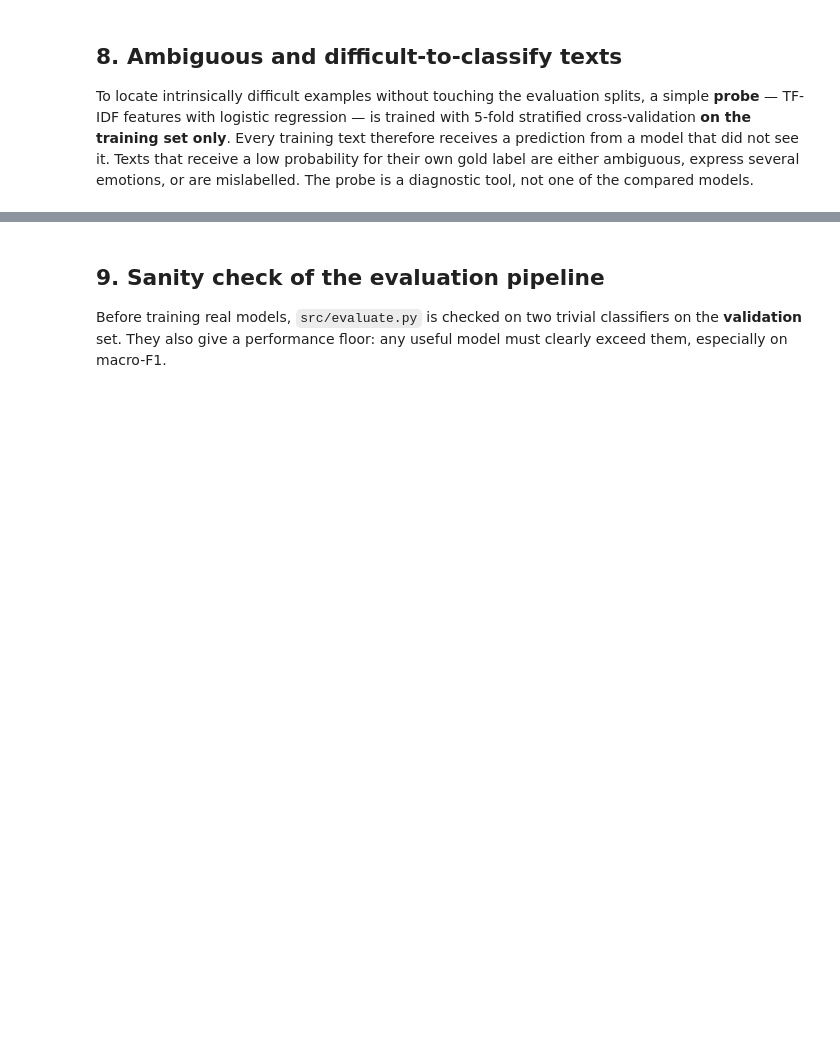
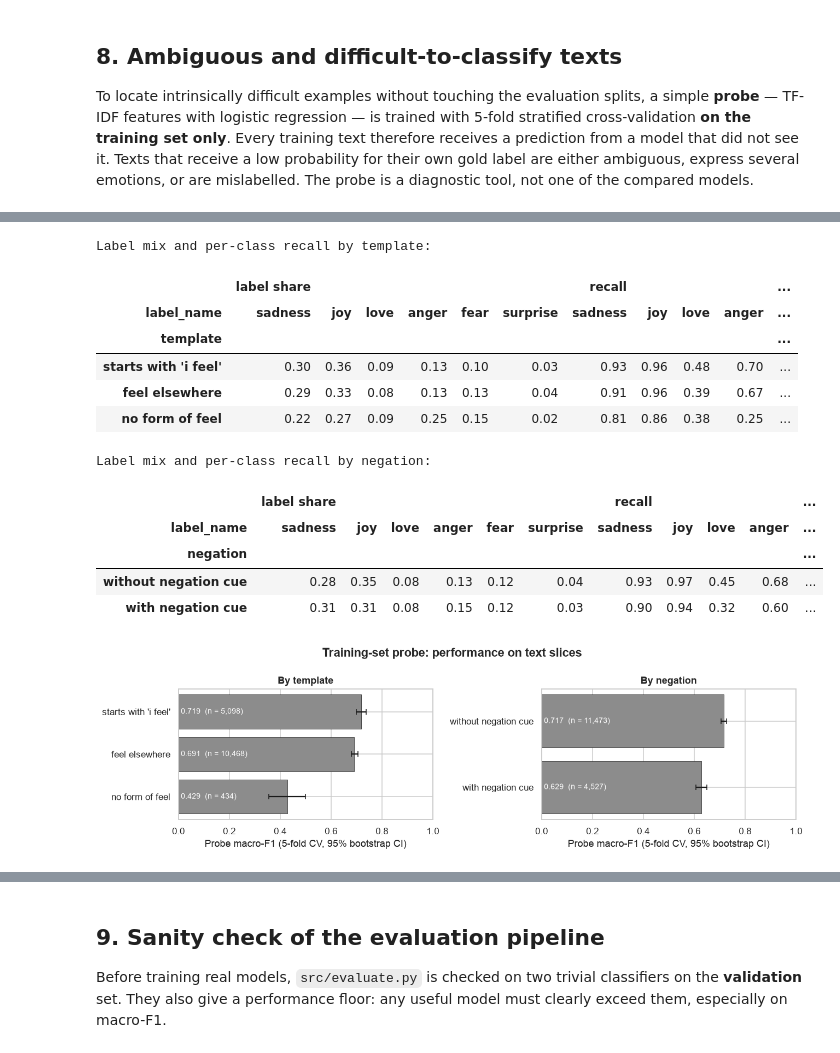
Before and after one commit to Cecile1015/emotion-mirror-cbs4702, a Jupyter notebook: notebooks/01_eda.ipynb, the cells around one changed output, grey strips where cells are left out. Saved outputs shown, nothing was run; the diff lists cells and outputs as text; code cells hidden in the pictures; blank space fills up the shorter version.

```diff
--- a/notebooks/01_eda.ipynb
+++ b/notebooks/01_eda.ipynb
@@ -253,7 +370,5 @@ The CARER corpus was collected from social-media posts using emotion-related que
 # %%
 FEEL_RE = re.compile(r"\b(?:feel|feels|feeling|felt)\b")
-INTENSIFIERS = r"(?:so|very|really|quite|a|bit|little|pretty|rather|too|more|less|kind|of|like|that|extremely|incredibly|super|somewhat|slightly|totally|completely|just|still|even|all|not)"
-AFTER_FEEL_RE = re.compile(rf"\b(?:feel|feels|feeling|felt)\s+(?:{INTENSIFIERS}\s+)*([a-z']+)")
 
 template = pd.DataFrame({
     "contains feel/feeling/felt": train.groupby("label_name")["text"].apply(lambda s: s.str.contains(FEEL_RE).mean()),
@@ -264,6 +379,3 @@ display(template.style.format("{:.1%}"))
 
 openings = Counter(" ".join(tokenize(t)[:2]) for t in train["text"])
 print("Most common sentence openings:", ", ".join(f"'{o}' ({n:,})" for o, n in openings.most_common(8)))
-
-after_feel = train.assign(word=train["text"].str.extract(AFTER_FEEL_RE, expand=False))
-pd.DataFrame({c: after_feel.loc[after_feel["label_name"] == c, "word"].value_counts().head(8).index for c in LABELS})
@@ -331,0 +512,60 @@ hardest.style.format({"P(gold)": "{:.3f}"})
+# %%
+NEGATION_RE = re.compile(
+    r"\b(?:not|no|never|nothing|nobody|none|nor|without|hardly|cannot|cant|dont|didnt|doesnt|isnt|wasnt|arent|werent"
+    r"|wont|wouldnt|couldnt|shouldnt|havent|hasnt|hadnt|aint)\b"
+    r"|\b(?:don|didn|doesn|isn|wasn|aren|weren|won|wouldn|couldn|shouldn|haven|hasn|hadn|can|ain)\s+t\b"
+)
+TEMPLATE_LEVELS = ["starts with 'i feel'", "feel elsewhere", "no form of feel"]
+NEGATION_LEVELS = ["without negation cue", "with negation cue"]
+
+train["template"] = np.select(
+    [train["text"].str.startswith("i feel"), train["text"].str.contains(FEEL_RE)], TEMPLATE_LEVELS[:2], default=TEMPLATE_LEVELS[2])
+train["negation"] = np.where(train["text"].str.contains(NEGATION_RE), NEGATION_LEVELS[1], NEGATION_LEVELS[0])
+
+
+def probe_macro_f1(y, p):
+    return f1_score(y, p, labels=list(range(len(LABELS))), average="macro", zero_division=0)
+
+
+rng = np.random.default_rng(SEED)
+rows = []
+for factor, levels in [("template", TEMPLATE_LEVELS), ("negation", NEGATION_LEVELS)]:
+    for level in levels:
+        part = train[train[factor] == level]
+        y, p = part["label"].to_numpy(), part["cv_pred"].to_numpy()
+        boot = [probe_macro_f1(y[idx], p[idx]) for idx in (rng.integers(0, len(y), len(y)) for _ in range(1000))]
+        rows.append({"factor": factor, "slice": level, "n": len(part), "share of train": len(part) / len(train),
+                     "accuracy": (y == p).mean(), "macro-F1": probe_macro_f1(y, p),
+                     "CI low": np.percentile(boot, 2.5), "CI high": np.percentile(boot, 97.5)})
+slices = pd.DataFrame(rows).set_index(["factor", "slice"])
+display(slices.style.format({"n": "{:,}", "share of train": "{:.1%}", "accuracy": "{:.3f}",
+                             "macro-F1": "{:.3f}", "CI low": "{:.3f}", "CI high": "{:.3f}"}))
+
+
+def recall_by_class(factor, levels, min_n=20):
+    # Per-class recall within each slice; this controls for differences in label mix between slices.
+    grouped = (train.assign(correct=train["label"] == train["cv_pred"])
+               .groupby([factor, "label_name"])["correct"].agg(["mean", "size"]))
+    return grouped["mean"].where(grouped["size"] >= min_n).unstack().reindex(index=levels, columns=LABELS)
+
+
+for factor, levels in [("template", TEMPLATE_LEVELS), ("negation", NEGATION_LEVELS)]:
+    print(f"Label mix and per-class recall by {factor}:")
+    mix = pd.crosstab(train[factor], train["label_name"], normalize="index").reindex(index=levels, columns=LABELS)
+    display(pd.concat({"label share": mix, "recall": recall_by_class(factor, levels)}, axis=1).style.format("{:.2f}", na_rep="–"))
+
+fig, axes = plt.subplots(1, 2, figsize=(12, 3.6), sharex=True)
+for ax, factor in zip(axes, ["template", "negation"]):
+    part = slices.loc[factor]
+    ax.barh(part.index[::-1], part["macro-F1"][::-1], color="#8C8C8C", edgecolor="black", linewidth=0.4,
+            xerr=[(part["macro-F1"] - part["CI low"])[::-1], (part["CI high"] - part["macro-F1"])[::-1]], capsize=3)
+    for k, (f1, n) in enumerate(zip(part["macro-F1"][::-1], part["n"][::-1])):
+        ax.text(0.01, k, f"{f1:.3f}  (n = {n:,})", va="center", fontsize=9, color="white")
+    ax.set_xlim(0, 1)
+    ax.set_xlabel("Probe macro-F1 (5-fold CV, 95% bootstrap CI)")
+    ax.set_title(f"By {factor}")
+fig.suptitle("Training-set probe: performance on text slices", fontweight="bold")
+fig.tight_layout()
+savefig(fig, "eda_slices.png")
+plt.show()
+# %% [output]
@@ -331,0 +579,14 @@ hardest.style.format({"P(gold)": "{:.3f}"})
+Label mix and per-class recall by template:
+|  | label share |  |  |  |  |  | recall |  |  |  | ... |
+| label_name | sadness | joy | love | anger | fear | surprise | sadness | joy | love | anger | ... |
+| template |  |  |  |  |  |  |  |  |  |  | ... |
+| starts with 'i feel' | 0.30 | 0.36 | 0.09 | 0.13 | 0.10 | 0.03 | 0.93 | 0.96 | 0.48 | 0.70 | ... |
+| feel elsewhere | 0.29 | 0.33 | 0.08 | 0.13 | 0.13 | 0.04 | 0.91 | 0.96 | 0.39 | 0.67 | ... |
+| no form of feel | 0.22 | 0.27 | 0.09 | 0.25 | 0.15 | 0.02 | 0.81 | 0.86 | 0.38 | 0.25 | ... |
+Label mix and per-class recall by negation:
+|  | label share |  |  |  |  |  | recall |  |  |  | ... |
+| label_name | sadness | joy | love | anger | fear | surprise | sadness | joy | love | anger | ... |
+| negation |  |  |  |  |  |  |  |  |  |  | ... |
+| without negation cue | 0.28 | 0.35 | 0.08 | 0.13 | 0.12 | 0.04 | 0.93 | 0.97 | 0.45 | 0.68 | ... |
+| with negation cue | 0.31 | 0.31 | 0.08 | 0.15 | 0.12 | 0.03 | 0.90 | 0.94 | 0.32 | 0.60 | ... |
+[figure, added]
```
Also changed, not shown: parts of 30 cells of this notebook, 20 other files.
